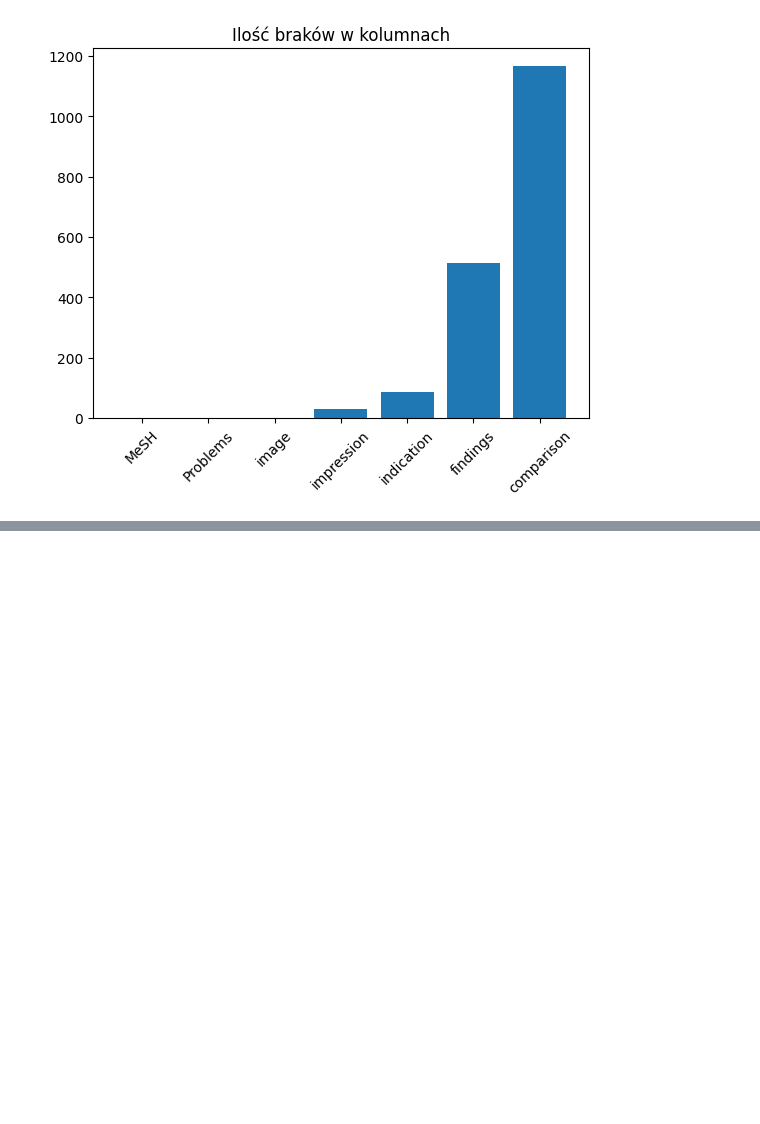
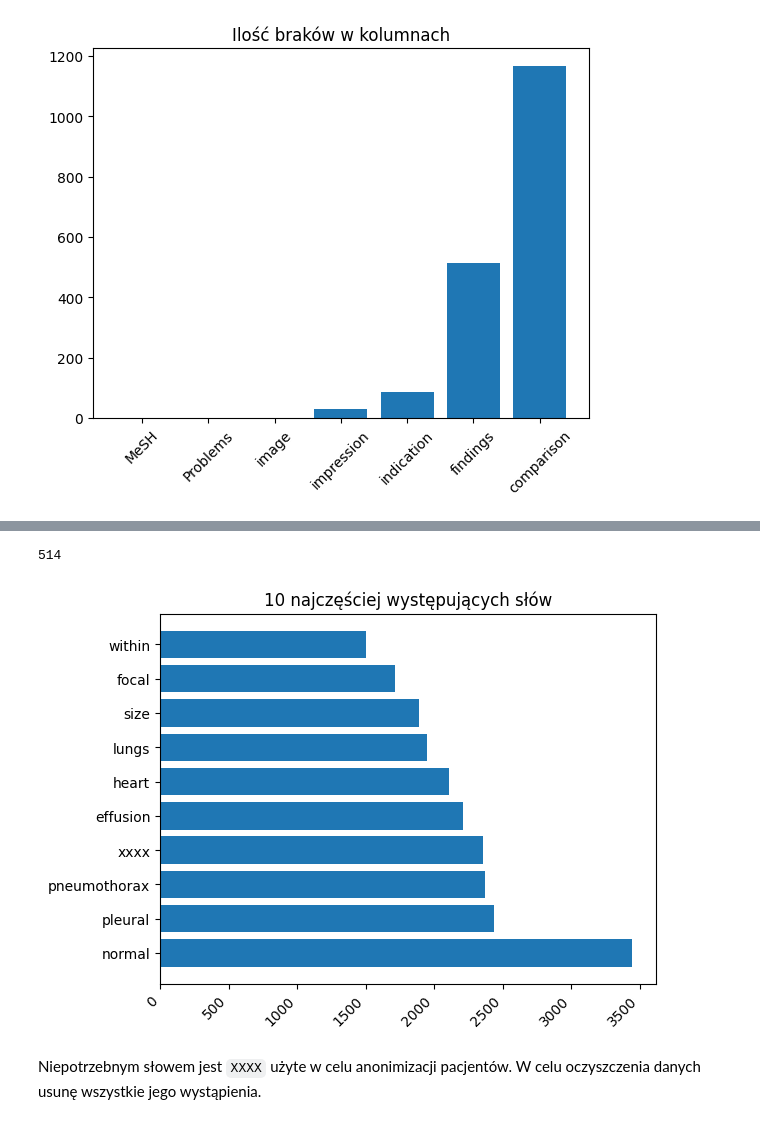
Before and after one commit to a-mx/xray, a Jupyter notebook: notebooks/eda.ipynb, the cells around one changed output, grey strips where cells are left out. Cells and saved outputs as stored; diff of their text form; code cells hidden in the pictures; blank space fills up the shorter version.

```diff
--- a/notebooks/eda.ipynb
+++ b/notebooks/eda.ipynb
@@ -6,7 +6,7 @@ import matplotlib.pyplot as plt
 import numpy as np
 import pandas as pd
 # %%
-DATASET_PATH = "../datasets/iu/"
+DATASET_PATH = "../data/iu/"
 CSV_NAME1 = "indiana_projections.csv"
 CSV_NAME2 = "indiana_reports.csv"
 # %%
@@ -147,0 +134,3 @@ impression: {'No acute cardiopulmonary abnormality.': 301, 'No active disease.':
+# %%
+findings = reports['findings'].copy()
+findings
@@ -147,0 +151,36 @@ impression: {'No acute cardiopulmonary abnormality.': 301, 'No active disease.':
+# %%
+print(findings.isna().sum())
+# %% [output]
+514
+# %%
+findings.dropna(inplace=True)
+# %%
+import re
+from collections import Counter
+from nltk.corpus import stopwords
+stop_words = set(stopwords.words('english'))
+all_tokens = []
+
+for text in findings:
+    text = text.lower()
+    text = re.sub(r'[^a-z\s]', '', text)
+    tokens = text.split()
+    filtered_tokens = [word for word in tokens if word not in stop_words]
+    all_tokens.extend(filtered_tokens)
+
+word_counts = Counter(all_tokens)
+# %%
+N=10
+most_common = word_counts.most_common(N)
+words = [item[0] for item in most_common]
+counts = [item[1] for item in most_common]
+
+plt.figure(dpi=100)
+plt.barh(words, counts,)
+plt.title("10 najczęściej występujących słów")
+plt.xticks(rotation=45, ha="right")
+plt.show()
+# %% [output]
+[figure, added]
+# %% [markdown]
+Niepotrzebnym słowem jest `XXXX` użyte w celu anonimizacji pacjentów. W celu oczyszczenia danych usunę wszystkie jego wystąpienia.
```
Also changed, not shown: parts of 18 cells of this notebook.
